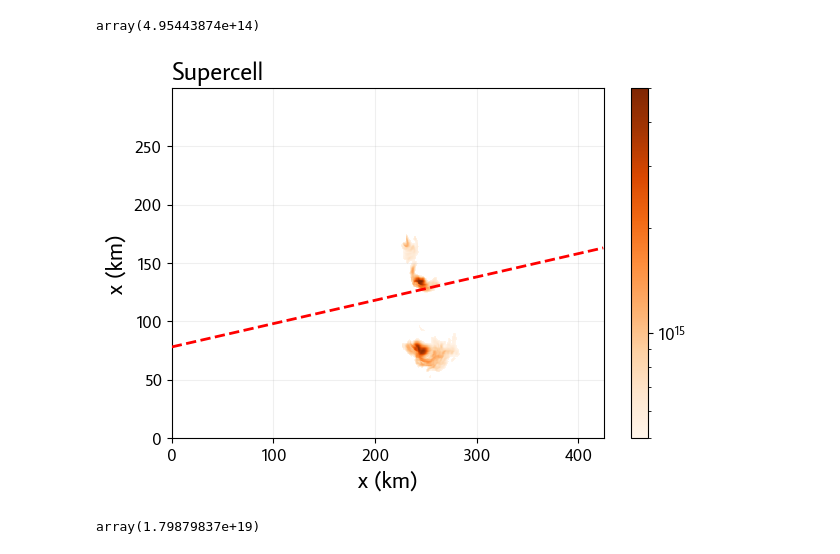
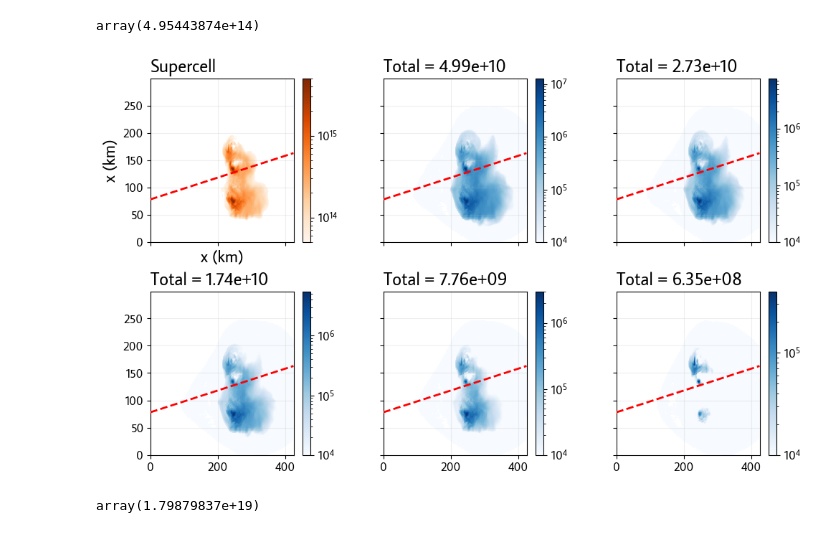
Before and after one commit to cmdavis4/tracer_paper, a Jupyter notebook: analysis-tracerpaper.ipynb, the cells around one changed output. Saved outputs shown, nothing was run; the diff lists cells and outputs as text; code cells hidden in the pictures.

```diff
--- a/analysis-tracerpaper.ipynb
+++ b/analysis-tracerpaper.ipynb
@@ -4089,0 +3989,8 @@ Wrote computation result to /home/cmdavis4/projects/tracer_paper/data/derived/ul
+# %%
+# Also do this for the supercell without applying the in_analysis so we can see the
+# difference between the right and left movers
+z_km = blt.UL_Z_THRESHOLD
+ul_flux_ds_sc_full_domain = cm.utils.read_or_cache_to(
+    blt.DERIVED_DIR / f"ul_mass_fluxes_sc_full_domain_z-{z_km}000.pkl"
+)(lambda: _calculate_ul_fluxes_single_storm(this_ul_ds=lite_dss["sc_wk"]).compute())()
+ul_flux_ds_sc_full_domain
@@ -4090,3 +4008,5 @@ Wrote computation result to /home/cmdavis4/projects/tracer_paper/data/derived/ul
+# %%
+ul_flux_dss[10]['sc_wk'] = ul_flux_ds_sc_full_domain
 # %% [markdown]
 ### Analysis
 # %% [markdown]
@@ -4232,8 +4178,9 @@ for z_km in blt.ALL_UL_Z_THRESHOlDS:
 
             axs[2, storm_ix].plot(
                 this_ul_tracer_df["t_minutes"],
-                this_ul_tracer_df[f"{tracer}_nc"].values
-                / tracer_totals_profile_dss[storm][f"ACC{tracer}_nc"],
+                this_ul_tracer_df[f"{tracer}_nc"].values /
+                storm_dss[storm][f"ACC{tracer}_nc"].isel({'z': 1}).sum(['x', 'y']),
+                # / tracer_totals_profile_dss[storm][f"ACC{tracer}_nc"],
                 color=mpl.colormaps[blt.PROGRESSIVE_CMAP](
                     tracer_ix / len(blt.RS_TRACERS)
                 ),
@@ -4446,19 +4422,20 @@ storm_dss["sc_wk"].isel({"x": 0, "y": -1, "z": 1, "time": -1})[
 # %% [output]
 array(4.95443874e+14)
 # %%
-fig, ax = plt.subplots()
+fig, axs = plt.subplots(ncols=3, nrows=2, sharex=True, sharey=True, figsize=(10, 6))
 
 artists_to_remove = []
 
 # Add a line for the rm/lm border that we won't remove
-ax.plot(
-    storm_dss["sc_wk"]["x"].values,
-    blt.sc_wk_right_mover_boundary(storm_dss["sc_wk"]["x"].values),
-    linestyle="dashed",
-    color="red",
-    linewidth=2,
-    zorder=999,
-)
+for ax in axs.flatten():
+    ax.plot(
+        storm_dss["sc_wk"]["x"].values,
+        blt.sc_wk_right_mover_boundary(storm_dss["sc_wk"]["x"].values),
+        linestyle="dashed",
+        color="red",
+        linewidth=2,
+        zorder=999,
+    )
 
 
 def animate_frame(time_ix):
@@ -4470,6 +4447,7 @@ def animate_frame(time_ix):
     this_ul_ds = (
         storm_dss["sc_wk"].isel({"time": time_ix}).sel({"z": slice(10_000, None, None)})
     )
+    ax = axs.flatten()[0]
     artists_to_remove.append(
         ax.pcolormesh(
             this_ul_ds["x"],
@@ -4479,37 +4457,58 @@ def animate_frame(time_ix):
             norm=colors.LogNorm(vmin=5e14, vmax=5e15),
         )
     )
+    artists_to_remove.append(
+        ax.pcolormesh(
+            this_ul_ds["x"],
+            this_ul_ds["y"],
+            this_ul_ds["total_fs_tracer_nc"].sum("z"),
+            cmap=cm.plotting.transparent_under_cmap("Oranges"),
+            norm=colors.LogNorm(vmin=5e13, vmax=5e15),
+        )
+    )
     fig.colorbar(artists_to_remove[-1], ax=ax)
     cm.plotting.scale_axes_ticks(ax)
     ax.set_xlabel("x (km)")
     ax.set_ylabel("x (km)")
     ax.set_title(blt.STORM_LABELS_SHORT[storm])
+
+    for ax_ix, ax in enumerate(axs.flatten()[1:]):
+        artists_to_remove.append(ax.pcolormesh(
+            this_ul_ds['x'],
+            this_ul_ds['y'],
+            this_ul_ds[f'TRACERP00{ax_ix+1}'].sum('z').values,
+            cmap='Blues',
+            norm=colors.LogNorm(vmin=1e4)
+        ))
+        ax.set_title(f'Total = {this_ul_ds[f"TRACERP00{ax_ix+1}"].sum().values:.2e}')
+        fig.colorbar(artists_to_remove[-1], ax=ax)
+
 
 
 # ########## Single frame ##########
 animate_frame(-1)
 
 
 # ########## Animation ##########
 # anim = FuncAnimation(
 #     fig=fig,
 #     func=lambda t_ix: animate_frame(t_ix),
 #     frames=tqdm(range(0, len(storm_dss["sc_wk"]["time"]), 6)),
 # )
 
 # # Display it inline
 # # display(HTML(anim.to_jshtml()))
 
 # # Save it to disk
 # anim.save(
 #     blt.STORYBOARD_FIGS_DIR.joinpath("rs_emission_schematic.gif"),
 #     bitrate=-1,
 #     fps=7.5,
 #     writer="imagemagick",
 #     savefig_kwargs={"transparent": True},
 # )
 # %% [output]
-[figure, old version]
+[figure, new version]
 # %%
 storm_dss["sc_wk"].isel({"time": -1}).sel({"z": slice(10_000, None, None)})[
     "total_fs_tracer_nc"
```
Also changed, not shown: parts of 18 cells of this notebook, 1 other file.
